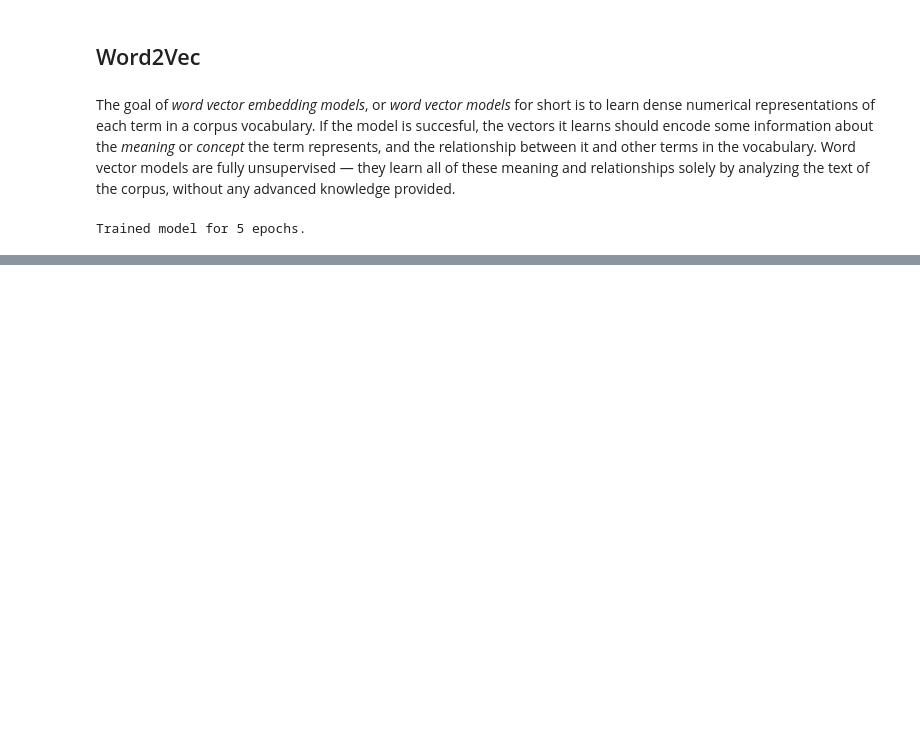
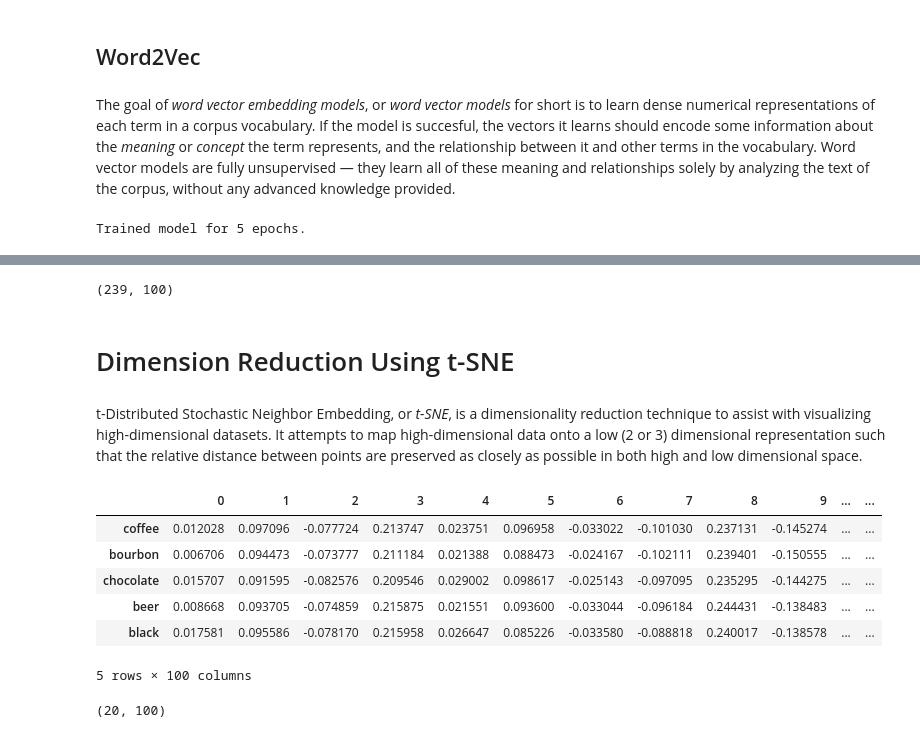
Before and after one commit to jtzupan/pivo_recommender, a Jupyter notebook: Pivo_NLP.ipynb, the cells around one changed output, grey strips where cells are left out. Drawn from its saved outputs; the diff is of its cells as text; code cells hidden in the pictures; blank space fills up the shorter version.

```diff
--- a/Pivo_NLP.ipynb
+++ b/Pivo_NLP.ipynb
@@ -307 +336,9 @@ word_vectors.head(10)
 10 rows × 100 columns
+# %%
+word_vectors.shape
+# %% [output]
+(239, 100)
+# %% [markdown]
+# Dimension Reduction Using t-SNE
+# %% [markdown]
+t-Distributed Stochastic Neighbor Embedding, or *t-SNE*, is a dimensionality reduction technique to assist with visualizing high-dimensional datasets.  It attempts to map high-dimensional data onto a low (2 or 3) dimensional  representation such that the relative distance between points are preserved as closely as possible in both high and low dimensional space.
@@ -307,0 +347,15 @@ word_vectors.head(10)
+# %%
+from spacy.lang.en.stop_words import STOP_WORDS
+
+tsneInput = word_vectors.drop(STOP_WORDS, errors=u'ignore')
+tsneInput = tsneInput.head(20)
+# %%
+tsneInput.head()
+# %% [output]
+|  | 0 | 1 | 2 | 3 | 4 | 5 | 6 | 7 | 8 | 9 | ... | ... |
+| coffee | 0.012028 | 0.097096 | -0.077724 | 0.213747 | 0.023751 | 0.096958 | -0.033022 | -0.101030 | 0.237131 | -0.145274 | ... | ... |
+| bourbon | 0.006706 | 0.094473 | -0.073777 | 0.211184 | 0.021388 | 0.088473 | -0.024167 | -0.102111 | 0.239401 | -0.150555 | ... | ... |
+| chocolate | 0.015707 | 0.091595 | -0.082576 | 0.209546 | 0.029002 | 0.098617 | -0.025143 | -0.097095 | 0.235295 | -0.144275 | ... | ... |
+| beer | 0.008668 | 0.093705 | -0.074859 | 0.215875 | 0.021551 | 0.093600 | -0.033044 | -0.096184 | 0.244431 | -0.138483 | ... | ... |
+| black | 0.017581 | 0.095586 | -0.078170 | 0.215958 | 0.026647 | 0.085226 | -0.033580 | -0.088818 | 0.240017 | -0.138578 | ... | ... |
+5 rows × 100 columns
@@ -307,0 +370,4 @@ word_vectors.head(10)
+# %%
+tsneInput.values.shape
+# %% [output]
+(20, 100)
```
Also changed, not shown: parts of 16 cells of this notebook, 6 other files.
